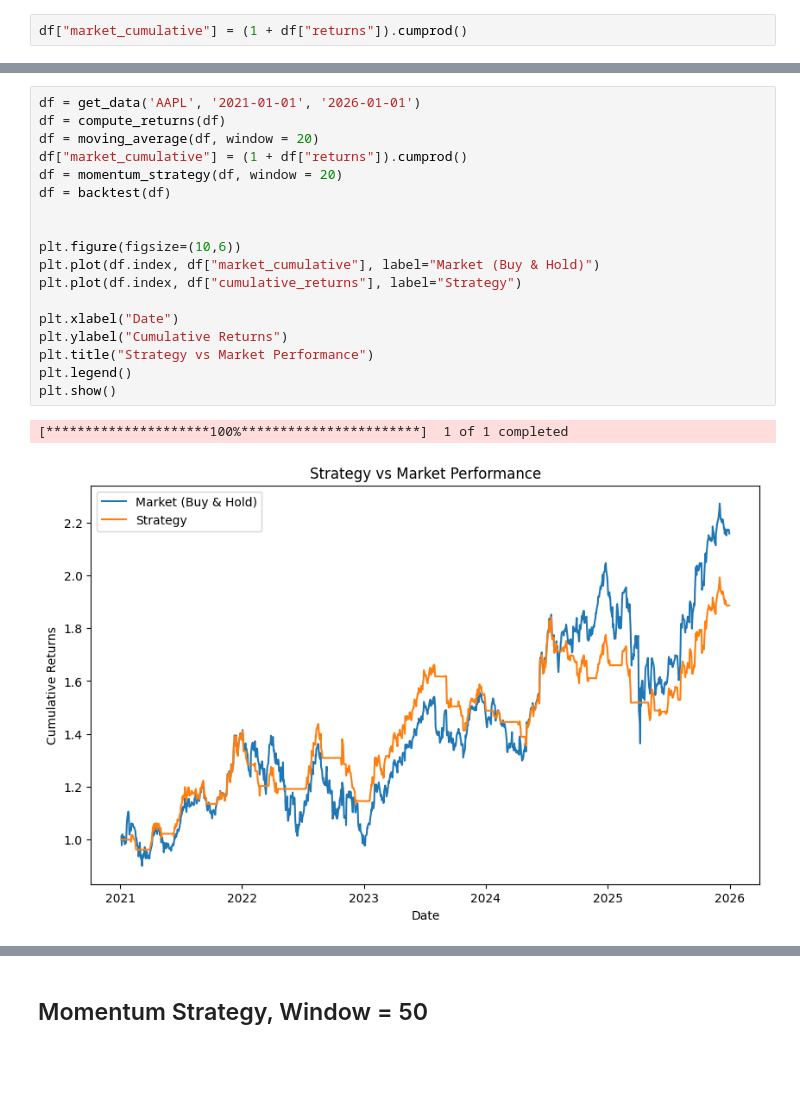
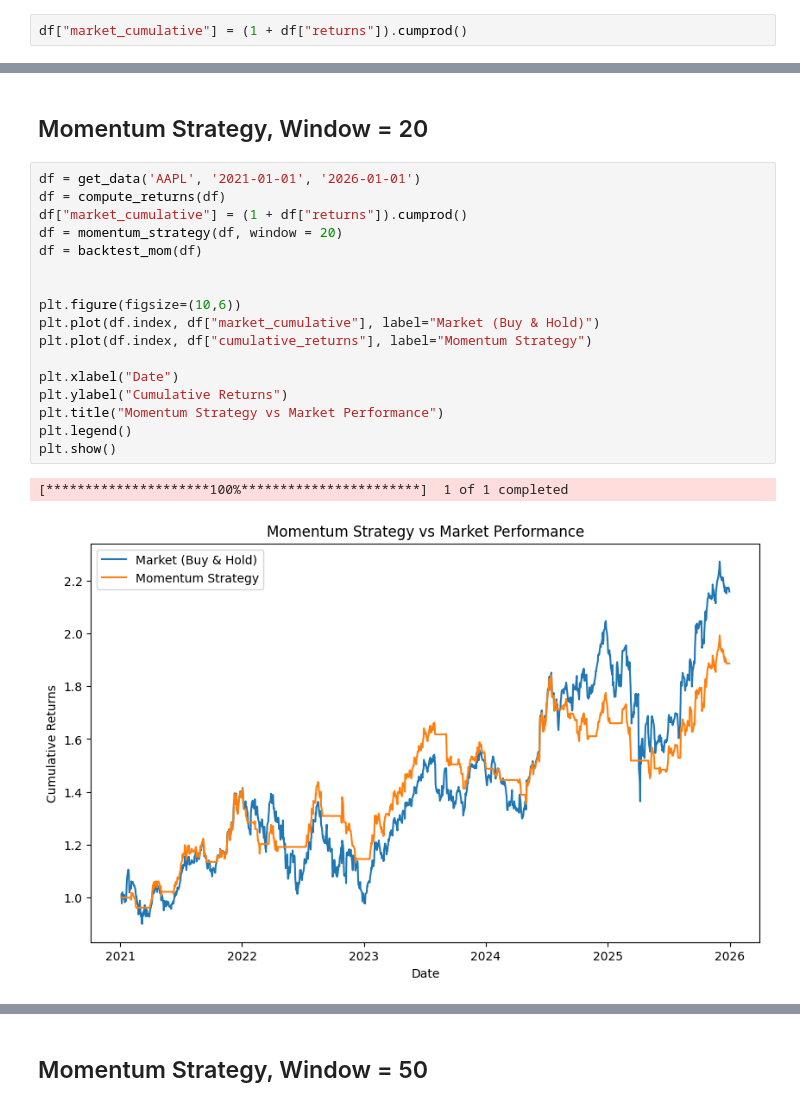
Before and after one commit to noelpdlt/quant-research-system, a Jupyter notebook: notebooks/momentumstrategy.ipynb, the cells around one changed output, grey strips where cells are left out. Cells and saved outputs as stored; diff of their text form; blank space fills up the shorter version.

```diff
--- a/notebooks/momentumstrategy.ipynb
+++ b/notebooks/momentumstrategy.ipynb
@@ -108,23 +128,24 @@ Strategy Returns Sharpe Ratio: 0.7584233492762715
+# %% [markdown]
+## Momentum Strategy, Window = 20
 # %%
 df = get_data('AAPL', '2021-01-01', '2026-01-01')
 df = compute_returns(df)
-df = moving_average(df, window = 20)
 df["market_cumulative"] = (1 + df["returns"]).cumprod()
 df = momentum_strategy(df, window = 20)
-df = backtest(df)
+df = backtest_mom(df)
 
 
 plt.figure(figsize=(10,6))
 plt.plot(df.index, df["market_cumulative"], label="Market (Buy & Hold)")
-plt.plot(df.index, df["cumulative_returns"], label="Strategy")
+plt.plot(df.index, df["cumulative_returns"], label="Momentum Strategy")
 
 plt.xlabel("Date")
 plt.ylabel("Cumulative Returns")
-plt.title("Strategy vs Market Performance")
+plt.title("Momentum Strategy vs Market Performance")
 plt.legend()
 plt.show()
 # %% [output]
 [*********************100%***********************]  1 of 1 completed
-[figure, old version]
+[figure, new version]
 # %%
 print("Returns Sharpe Ratio: " + str(sharpe_ratio(df['returns'])))
```
Also changed, not shown: parts of 15 cells of this notebook, 5 other files.
